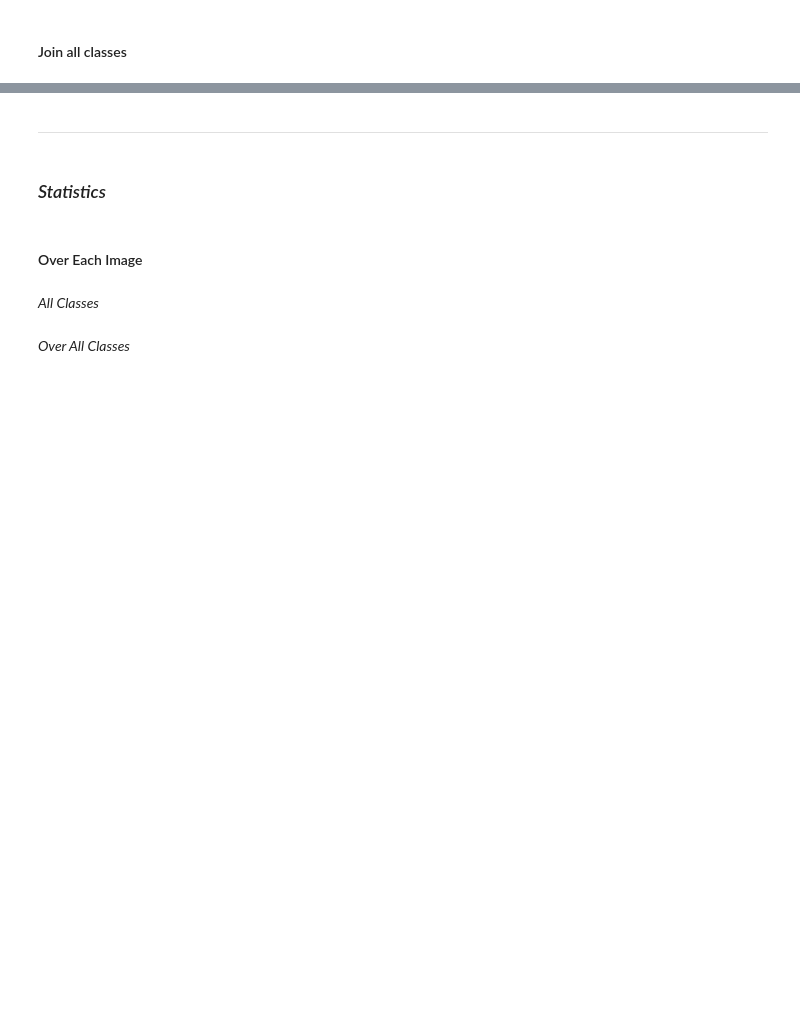
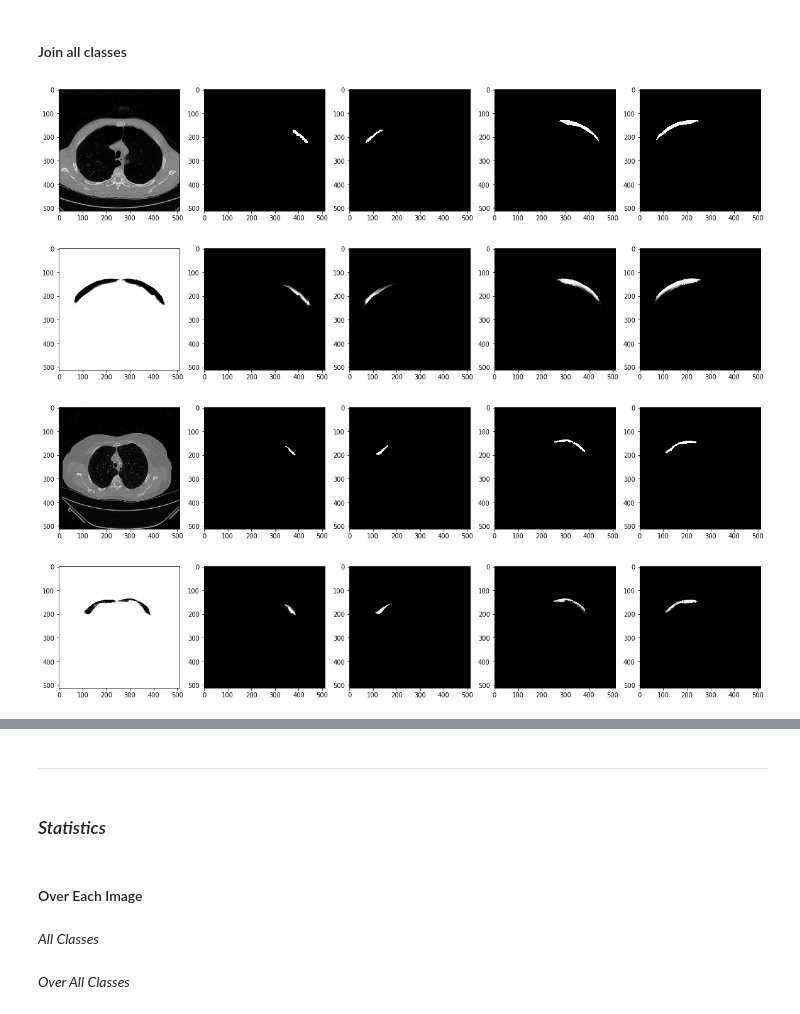
Before and after one commit to rafamoreta/PectoralisSegmentation, a Jupyter notebook: dcnn_unet/Unet_Notebook.ipynb, the cells around one changed output, grey strips where cells are left out. Drawn from its saved outputs; the diff is of its cells as text; code cells hidden in the pictures; blank space fills up the shorter version.

```diff
--- a/dcnn_unet/Unet_Notebook.ipynb
+++ b/dcnn_unet/Unet_Notebook.ipynb
@@ -236,3 +256,26 @@ for i in range(3):
 # %% [markdown]
 #### Join all classes
+# %%
+for i in [0,1]:
+    f, a = plt.subplots(1, num_classes, figsize=(20, 20))
+    f2, a2 = plt.subplots(1, num_classes, figsize=(20, 20))
+    a[1].imshow(test_labels[i,:,:,1], cmap='Greys_r')
+    a[2].imshow(test_labels[i,:,:,2], cmap='Greys_r')
+    a[0].imshow(test_images[i,:,:,0], cmap='Greys_r')
+    a[3].imshow(test_labels[i,:,:,3], cmap='Greys_r')
+    a[4].imshow(test_labels[i,:,:,4], cmap='Greys_r')
+
+    a2[0].imshow(pred_labels[i,:,:,0], cmap='Greys_r')
+    a2[1].imshow(pred_labels[i,:,:,1], cmap='Greys_r')
+    a2[2].imshow(pred_labels[i,:,:,2], cmap='Greys_r')
+    a2[3].imshow(pred_labels[i,:,:,3], cmap='Greys_r')
+    a2[4].imshow(pred_labels[i,:,:,4], cmap='Greys_r')
+    f.show()
+    f2.show()
+    plt.draw()
+# %% [output]
+[figure, added]
+[figure, added]
+[figure, added]
+[figure, added]
 # %%
```
Also changed, not shown: parts of 13 cells of this notebook, 5 other files.
